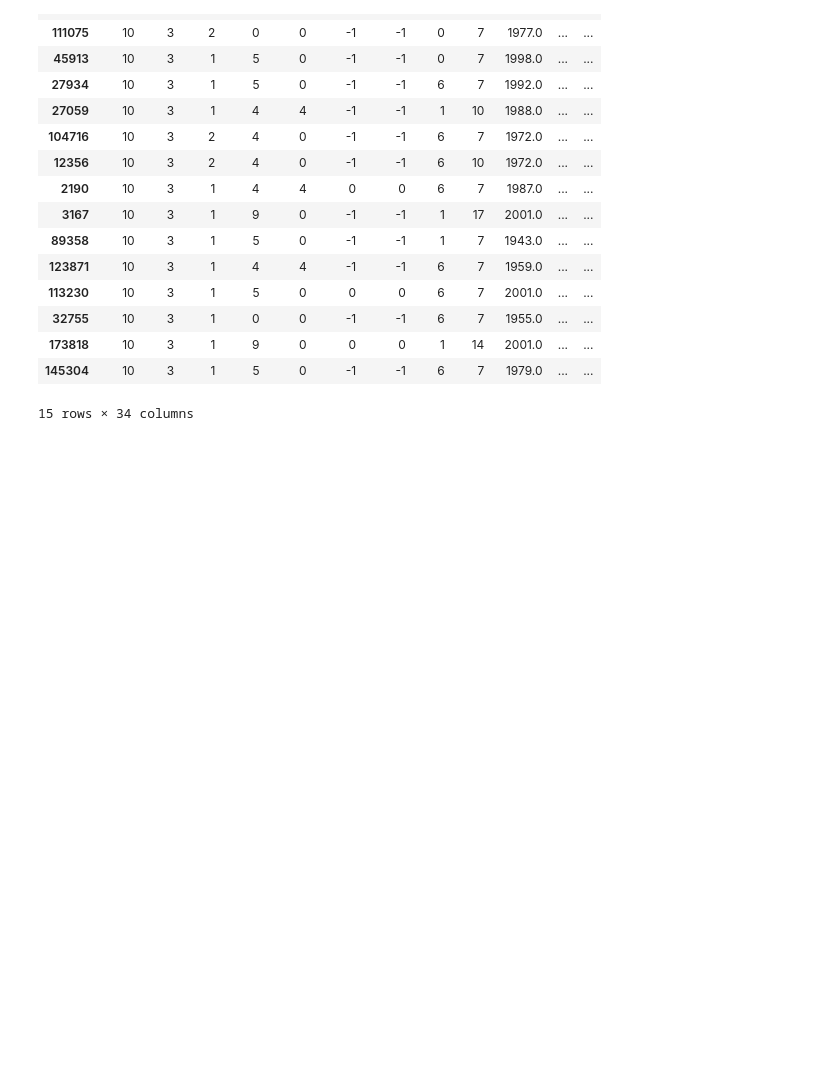
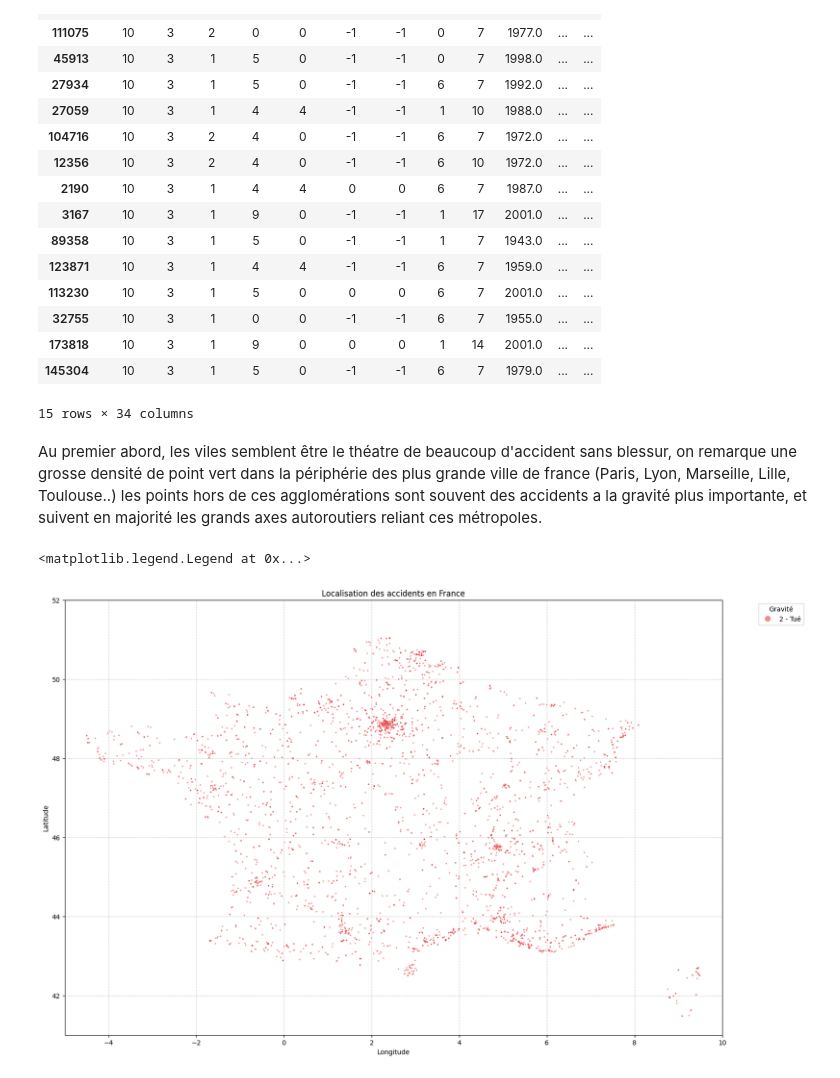
Before and after one commit to Thibo0/projet_ml_m1, a Jupyter notebook: projet.ipynb, the cells around one changed output. Cells and saved outputs as stored; diff of their text form; code cells hidden in the pictures; blank space fills up the shorter version.

Commit message:
accident over map of france for each gravity, and some analasys of this data

```diff
--- a/projet.ipynb
+++ b/projet.ipynb
@@ -101,3 +105,73 @@ dataset[(dataset["catu"] == 3) & (dataset["catr"] == 1)].sample(n=15)
 | 173818 | 10 | 3 | 1 | 9 | 0 | 0 | 0 | 1 | 14 | 2001.0 | ... | ... |
 | 145304 | 10 | 3 | 1 | 5 | 0 | -1 | -1 | 6 | 7 | 1979.0 | ... | ... |
 15 rows × 34 columns
+# %% [markdown]
+Au premier abord, les viles semblent être le théatre de beaucoup d'accident sans blessur, on remarque une grosse densité de point vert dans la périphérie des plus grande ville de france (Paris, Lyon, Marseille, Lille, Toulouse..) les points hors de ces agglomérations sont souvent des accidents a la gravité plus importante, et suivent en majorité les grands axes autoroutiers reliant ces métropoles.
+# %%
+title = "Localisation des accidents en France"
+alpha = 0.5
+figsize = (18, 12)
+point_size = 5
+hue = "grav"
+palette =   {
+        -1:"#FFFFFF", # Blanc pour les non renseignés
+        1: "#4daf4a",  # Vert pour Indemne
+        2: "#e41a1c",  # Rouge pour Tué
+        3: "#ff7f00",  # Orange pour Blessé hospitalisé
+        4: "#377eb8"   # Bleu pour Blessé léger
+    }
+
+
+fig, ax = plt.subplots(figsize=figsize)
+
+sns.scatterplot(
+    data=dataset[dataset["grav"] == 2],
+    x='long',
+    y='lat',
+    hue=hue,
+    style=None,
+    alpha=alpha,
+    s=point_size,
+    palette=palette,
+    ax=ax
+)
+
+ax.set(
+    title=title,
+    xlabel='Longitude',
+    ylabel='Latitude'
+)
+
+
+ax.set_xlim(-5, 10)
+ax.set_ylim(41, 52)
+
+ax.grid(True, linestyle='--', alpha=0.6)
+
+
+gravity_descriptions = {
+        -1: "Non renseigné",
+        1: "Indemne",
+        2: "Tué",
+        3: "Blessé hospitalisé",
+        4: "Blessé léger"
+    }
+
+handles, labels = ax.get_legend_handles_labels()
+
+
+new_labels = []
+for label in labels:
+    try:
+        code = int(label)
+        if code in gravity_descriptions:
+            new_labels.append(f"{code} - {gravity_descriptions[code]}")
+        else:
+            new_labels.append(label)
+    except:
+        new_labels.append(label)
+
+ax.legend(handles, new_labels, title="Gravité", bbox_to_anchor=(1.05, 1), loc='upper left', markerscale=4.0)
+# %% [output]
+<matplotlib.legend.Legend at 0x...>
+[figure, added]
```
Also changed, not shown: parts of 5 cells of this notebook.
